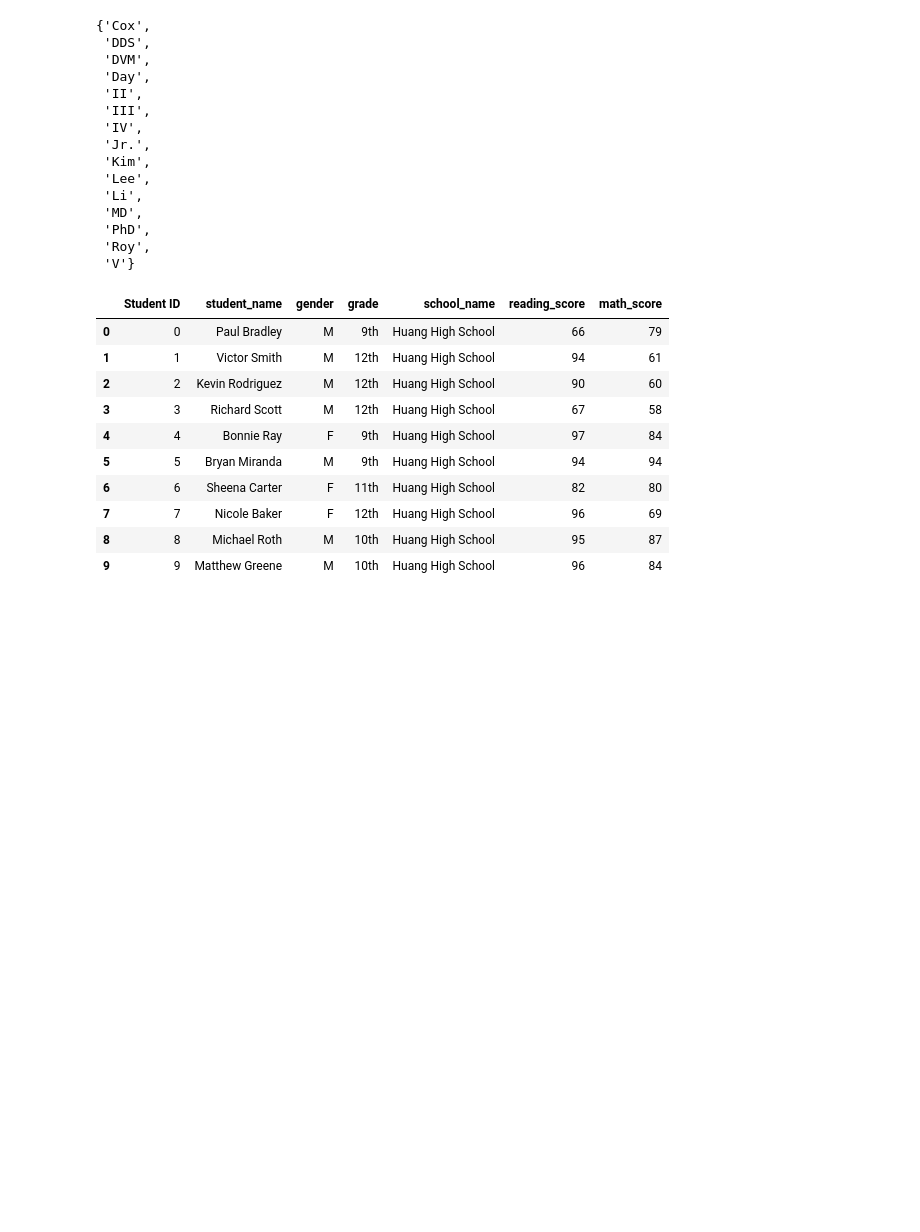
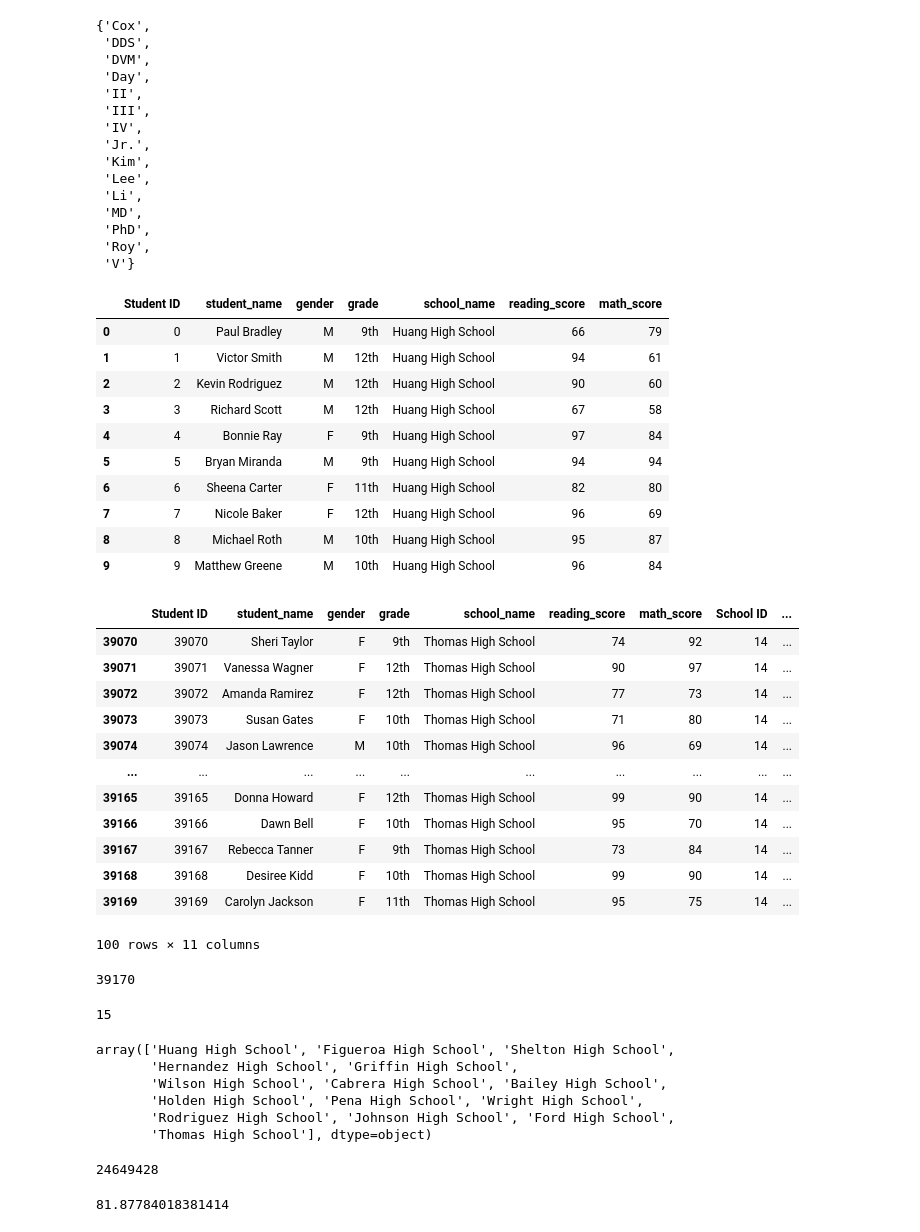
Before and after one commit to AWTENN/School_District_Analysis, a Jupyter notebook: PyCitySchools.ipynb, the cells around one changed output. Saved outputs shown, nothing was run; the diff lists cells and outputs as text; code cells hidden in the pictures; blank space fills up the shorter version.

```diff
--- a/PyCitySchools.ipynb
+++ b/PyCitySchools.ipynb
@@ -221,3 +221,56 @@ student_data_df.head(10)
 # %%
 # Put the cleaned students' names in another list.
 student_names = student_data_df["student_name"].tolist()
+# %%
+# Combine the data into a single dataset.
+school_data_complete_df = pd.merge(student_data_df, school_data_df, on=["school_name", "school_name"])
+school_data_complete_df.tail(100)
+# %% [output]
+|  | Student ID | student_name | gender | grade | school_name | reading_score | math_score | School ID | ... |
+| 39070 | 39070 | Sheri Taylor | F | 9th | Thomas High School | 74 | 92 | 14 | ... |
+| 39071 | 39071 | Vanessa Wagner | F | 12th | Thomas High School | 90 | 97 | 14 | ... |
+| 39072 | 39072 | Amanda Ramirez | F | 12th | Thomas High School | 77 | 73 | 14 | ... |
+| 39073 | 39073 | Susan Gates | F | 10th | Thomas High School | 71 | 80 | 14 | ... |
+| 39074 | 39074 | Jason Lawrence | M | 10th | Thomas High School | 96 | 69 | 14 | ... |
+| ... | ... | ... | ... | ... | ... | ... | ... | ... | ... |
+| 39165 | 39165 | Donna Howard | F | 12th | Thomas High School | 99 | 90 | 14 | ... |
+| 39166 | 39166 | Dawn Bell | F | 10th | Thomas High School | 95 | 70 | 14 | ... |
+| 39167 | 39167 | Rebecca Tanner | F | 9th | Thomas High School | 73 | 84 | 14 | ... |
+| 39168 | 39168 | Desiree Kidd | F | 10th | Thomas High School | 99 | 90 | 14 | ... |
+| 39169 | 39169 | Carolyn Jackson | F | 11th | Thomas High School | 95 | 75 | 14 | ... |
+100 rows × 11 columns
+# %%
+# Get the total number of students.
+student_count = school_data_complete_df["Student ID"].count()
+student_count
+# %% [output]
+39170
+# %%
+# Calculate the total number of schools.
+school_count = school_data_df["school_name"].count()
+school_count
+# %% [output]
+15
+# %%
+# Calculate the total number of schools
+school_count_2 = school_data_complete_df["school_name"].unique()
+school_count_2
+# %% [output]
+array(['Huang High School', 'Figueroa High School', 'Shelton High School',
+       'Hernandez High School', 'Griffin High School',
+       'Wilson High School', 'Cabrera High School', 'Bailey High School',
+       'Holden High School', 'Pena High School', 'Wright High School',
+       'Rodriguez High School', 'Johnson High School', 'Ford High School',
+       'Thomas High School'], dtype=object)
+# %%
+# Calculate the total budget.
+total_budget = school_data_df["budget"].sum()
+total_budget
+# %% [output]
+24649428
+# %%
+# Calculate the average reading score.
+average_reading_score = school_data_complete_df["reading_score"].mean()
+average_reading_score
+# %% [output]
+81.87784018381414
```
Also changed, not shown: parts of 13 cells of this notebook, 1 other file.
